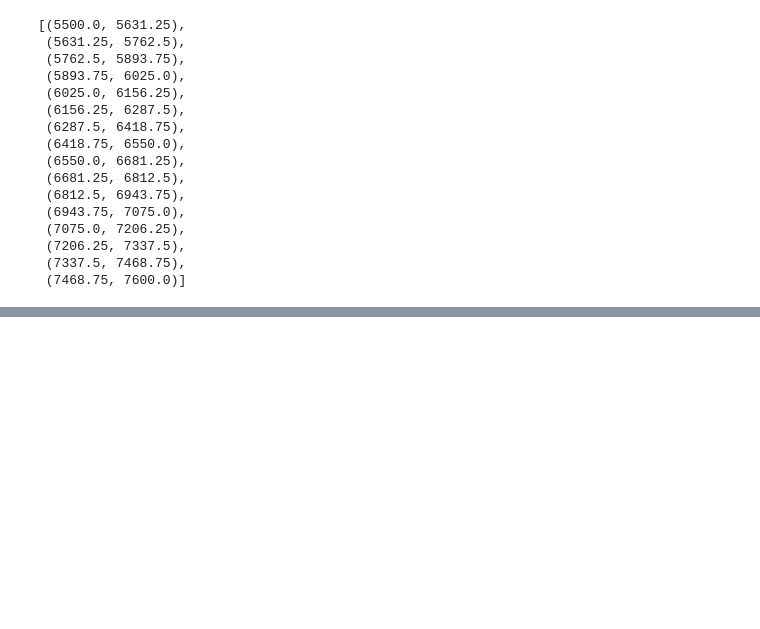
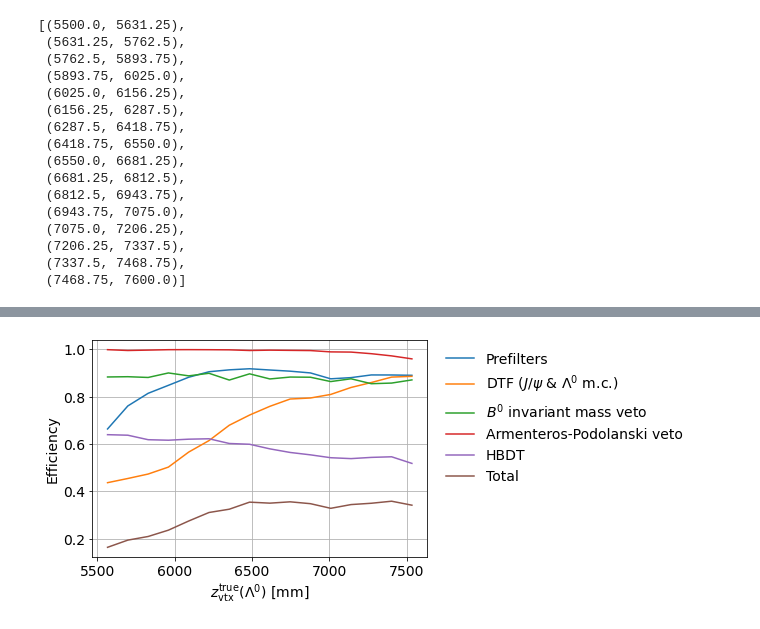
Before and after one commit to alatios/lb2jpsil_lambda-emdm-measurement, a Jupyter notebook: 01_selection_efficiencies.ipynb, the cells around one changed output, grey strips where cells are left out. Saved outputs shown, nothing was run; the diff lists cells and outputs as text; code cells hidden in the pictures; blank space fills up the shorter version.

```diff
--- a/01_selection_efficiencies.ipynb
+++ b/01_selection_efficiencies.ipynb
@@ -473,0 +474,25 @@ plt.show()
+# %%
+plt.plot(df_eff_prefilter['bin_midpoint'], df_eff_prefilter['efficiency'], label='Prefilters')
+plt.plot(df_eff_dtf['bin_midpoint'], df_eff_dtf['efficiency'], label='DTF ($J/\psi$ & $\Lambda^0$ m.c.)')
+plt.plot(df_eff_b0veto['bin_midpoint'], df_eff_b0veto['efficiency'], label='$B^0$ invariant mass veto')
+plt.plot(df_eff_armenteros['bin_midpoint'], df_eff_armenteros['efficiency'], label='Armenteros-Podolanski veto')
+plt.plot(df_eff_hbdt['bin_midpoint'], df_eff_hbdt['efficiency'], label='HBDT')
+plt.plot(df_eff_total['bin_midpoint'], df_eff_total['efficiency'], label='Total')
+
+
+plt.grid()
+plt.xlabel(r'$z_\mathrm{vtx}^\mathrm{true} (\Lambda^0)$ [mm]')
+plt.ylabel("Efficiency")
+
+if show_titles:
+    plt.title("Selection efficiencies")
+
+plt.legend(frameon=False, bbox_to_anchor=(1.02, 1))
+
+if save_plots:
+    plt.savefig(plot_directory + 'selection_efficiencies_color' + '.pdf', bbox_inches = 'tight')
+    plt.savefig(plot_directory + 'selection_efficiencies_color' + '.png', bbox_inches = 'tight', dpi=150)
+
+plt.show()
+# %% [output]
+[figure, added]
```
Also changed, not shown: parts of 2 cells of this notebook, 1 other file.
